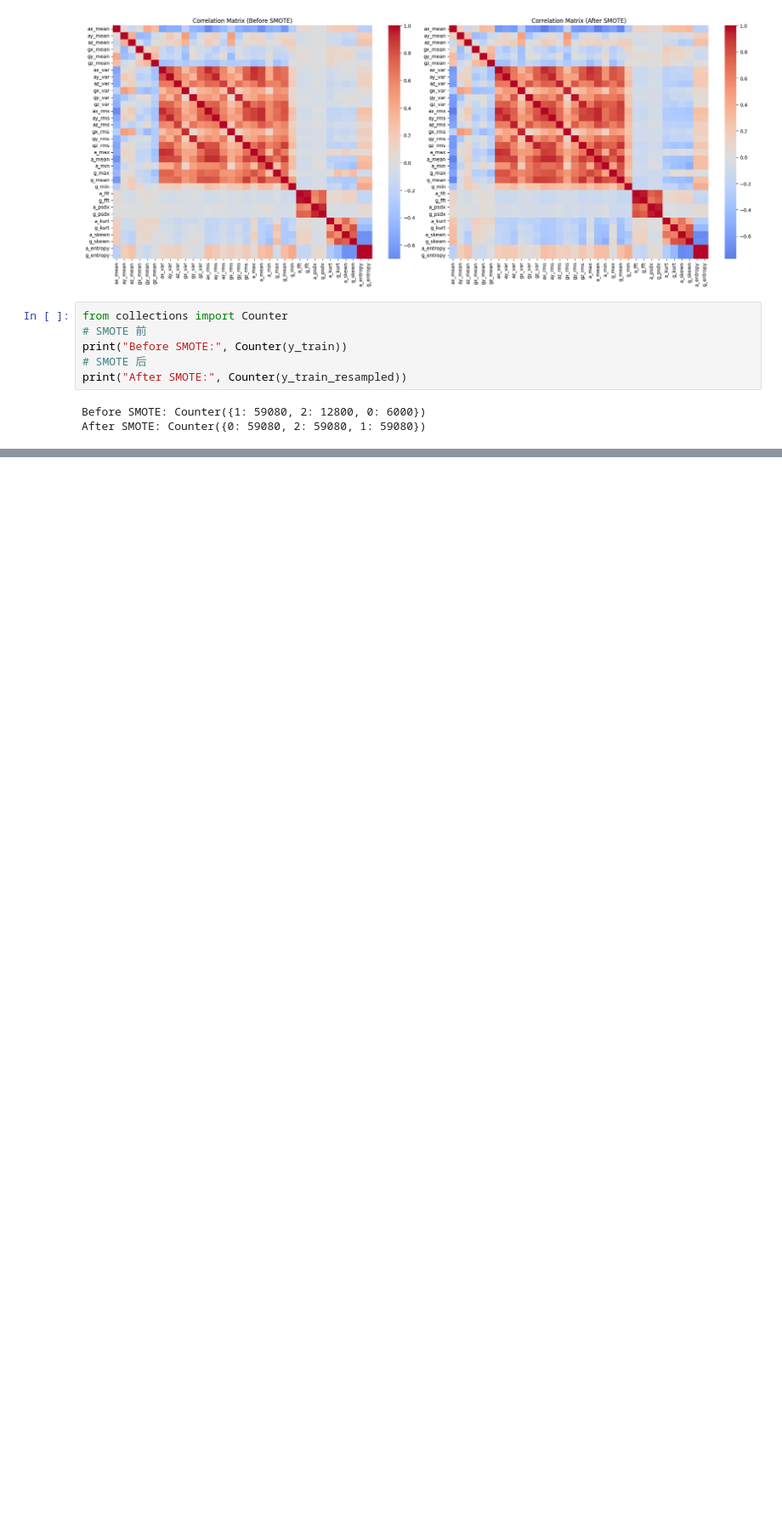
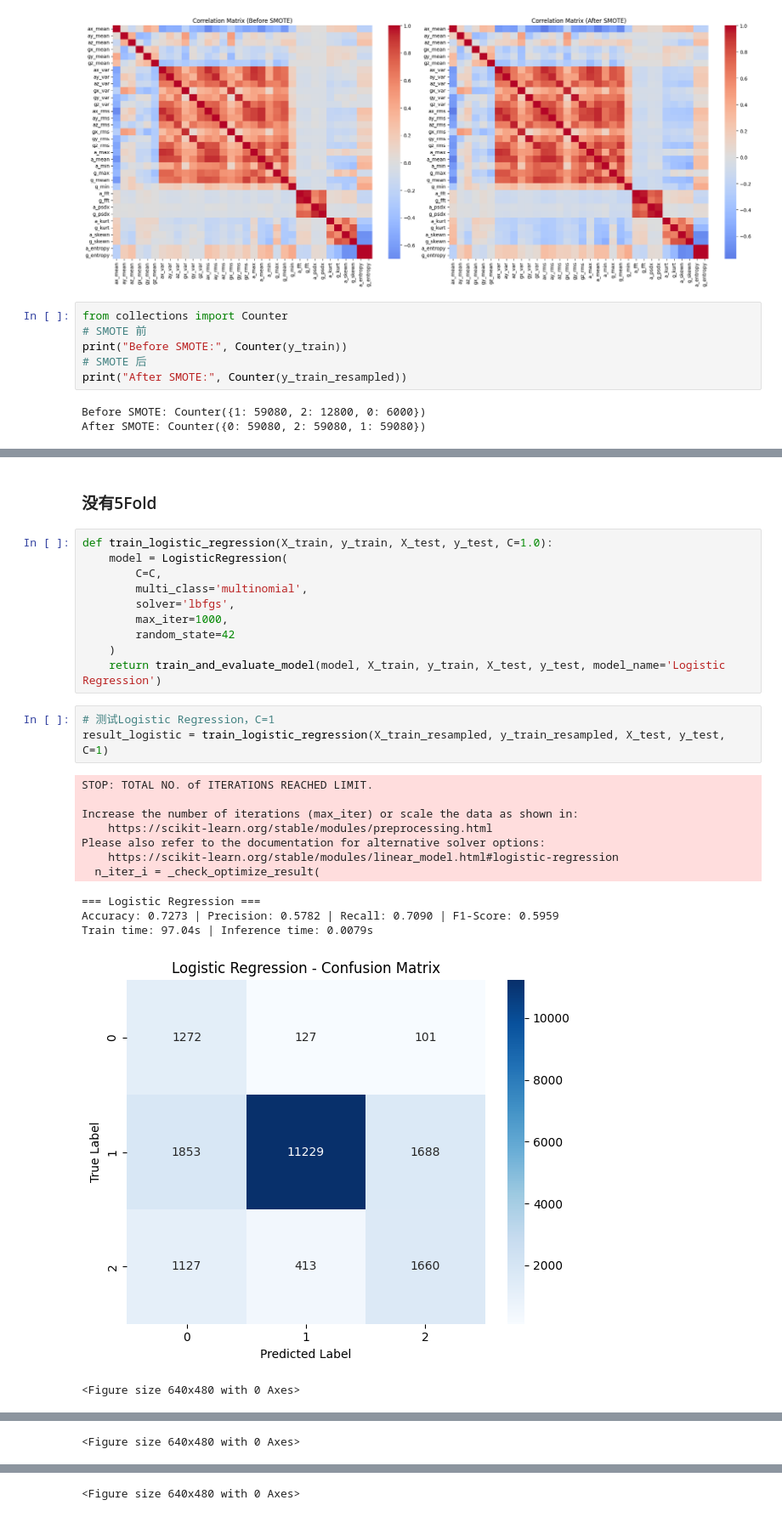
Before and after one commit to Renee0330/bob_study_allFiles, a Jupyter notebook: untitled1.ipynb, the cells around one changed output, grey strips where cells are left out. Shown at 85% size. Drawn from its saved outputs; the diff is of its cells as text; blank space fills up the shorter version.

```diff
--- a/untitled1.ipynb
+++ b/untitled1.ipynb
@@ -289,0 +420,28 @@ After SMOTE: Counter({0: 59080, 2: 59080, 1: 59080})
+# %% [markdown]
+### 没有5Fold
+# %%
+def train_logistic_regression(X_train, y_train, X_test, y_test, C=1.0):
+    model = LogisticRegression(
+        C=C,
+        multi_class='multinomial',
+        solver='lbfgs',
+        max_iter=1000,
+        random_state=42
+    )
+    return train_and_evaluate_model(model, X_train, y_train, X_test, y_test, model_name='Logistic Regression')
+# %%
+# 测试Logistic Regression，C=1
+result_logistic = train_logistic_regression(X_train_resampled, y_train_resampled, X_test, y_test, C=1)
+# %% [output]
+STOP: TOTAL NO. of ITERATIONS REACHED LIMIT.
+
+Increase the number of iterations (max_iter) or scale the data as shown in:
+    https://scikit-learn.org/stable/modules/preprocessing.html
+Please also refer to the documentation for alternative solver options:
+    https://scikit-learn.org/stable/modules/linear_model.html#logistic-regression
+  n_iter_i = _check_optimize_result(
+=== Logistic Regression ===
+Accuracy: 0.7273 | Precision: 0.5782 | Recall: 0.7090 | F1-Score: 0.5959
+Train time: 97.04s | Inference time: 0.0079s
+[figure, added]
+<Figure size 640x480 with 0 Axes>
@@ -289,0 +449 @@ After SMOTE: Counter({0: 59080, 2: 59080, 1: 59080})
+<Figure size 640x480 with 0 Axes>
@@ -289,0 +451 @@ After SMOTE: Counter({0: 59080, 2: 59080, 1: 59080})
+<Figure size 640x480 with 0 Axes>
```
Also changed, not shown: parts of 27 cells of this notebook.
